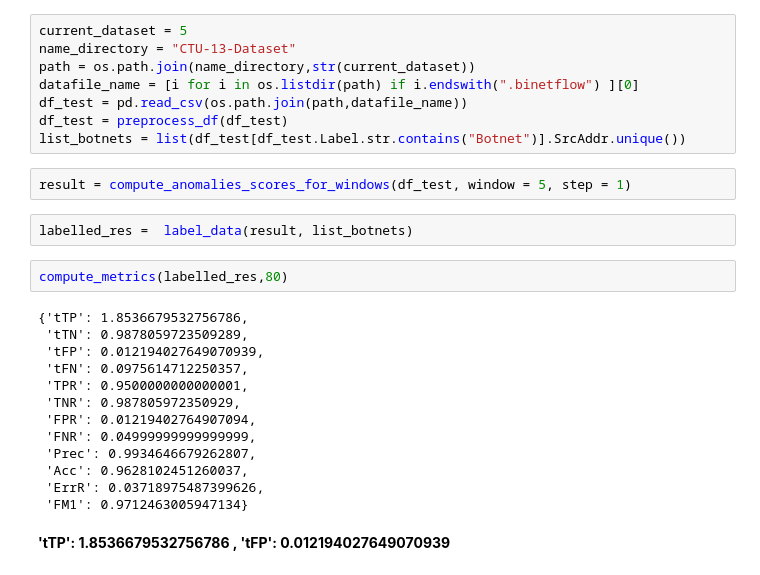
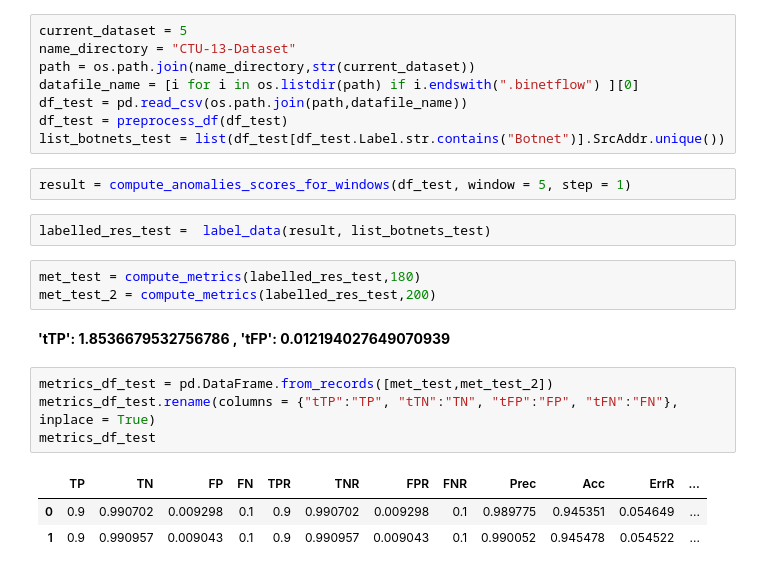
Before and after one commit to mgendr/CTU_13_Supervision_Des_Systemes, a Jupyter notebook: Find_Anomaly_thresh.ipynb, the cells around one changed output. Cells and saved outputs as stored; diff of their text form.

```diff
--- a/Find_Anomaly_thresh.ipynb
+++ b/Find_Anomaly_thresh.ipynb
@@ -343,25 +376,21 @@ path = os.path.join(name_directory,str(current_dataset))
 datafile_name = [i for i in os.listdir(path) if i.endswith(".binetflow") ][0]
 df_test = pd.read_csv(os.path.join(path,datafile_name))
 df_test = preprocess_df(df_test)
-list_botnets = list(df_test[df_test.Label.str.contains("Botnet")].SrcAddr.unique())
+list_botnets_test = list(df_test[df_test.Label.str.contains("Botnet")].SrcAddr.unique())
 # %%
 result = compute_anomalies_scores_for_windows(df_test, window = 5, step = 1)
 # %%
-labelled_res =  label_data(result, list_botnets)
+labelled_res_test =  label_data(result, list_botnets_test)
 # %%
-compute_metrics(labelled_res,80)
+met_test = compute_metrics(labelled_res_test,180)
+met_test_2 = compute_metrics(labelled_res_test,200)
-# %% [output]
-{'tTP': 1.8536679532756786,
- 'tTN': 0.9878059723509289,
- 'tFP': 0.012194027649070939,
- 'tFN': 0.0975614712250357,
- 'TPR': 0.9500000000000001,
- 'TNR': 0.987805972350929,
- 'FPR': 0.01219402764907094,
- 'FNR': 0.04999999999999999,
- 'Prec': 0.9934646679262807,
- 'Acc': 0.9628102451260037,
- 'ErrR': 0.03718975487399626,
- 'FM1': 0.9712463005947134}
 # %% [markdown]
 **'tTP': 1.8536679532756786 , 'tFP': 0.012194027649070939**
+# %%
+metrics_df_test = pd.DataFrame.from_records([met_test,met_test_2])
+metrics_df_test.rename(columns = {"tTP":"TP", "tTN":"TN", "tFP":"FP", "tFN":"FN"}, inplace = True)
+metrics_df_test
+# %% [output]
+|  | TP | TN | FP | FN | TPR | TNR | FPR | FNR | Prec | Acc | ErrR | ... |
+| 0 | 0.9 | 0.990702 | 0.009298 | 0.1 | 0.9 | 0.990702 | 0.009298 | 0.1 | 0.989775 | 0.945351 | 0.054649 | ... |
+| 1 | 0.9 | 0.990957 | 0.009043 | 0.1 | 0.9 | 0.990957 | 0.009043 | 0.1 | 0.990052 | 0.945478 | 0.054522 | ... |
```
Also changed, not shown: parts of 7 cells of this notebook, 1 other file.
